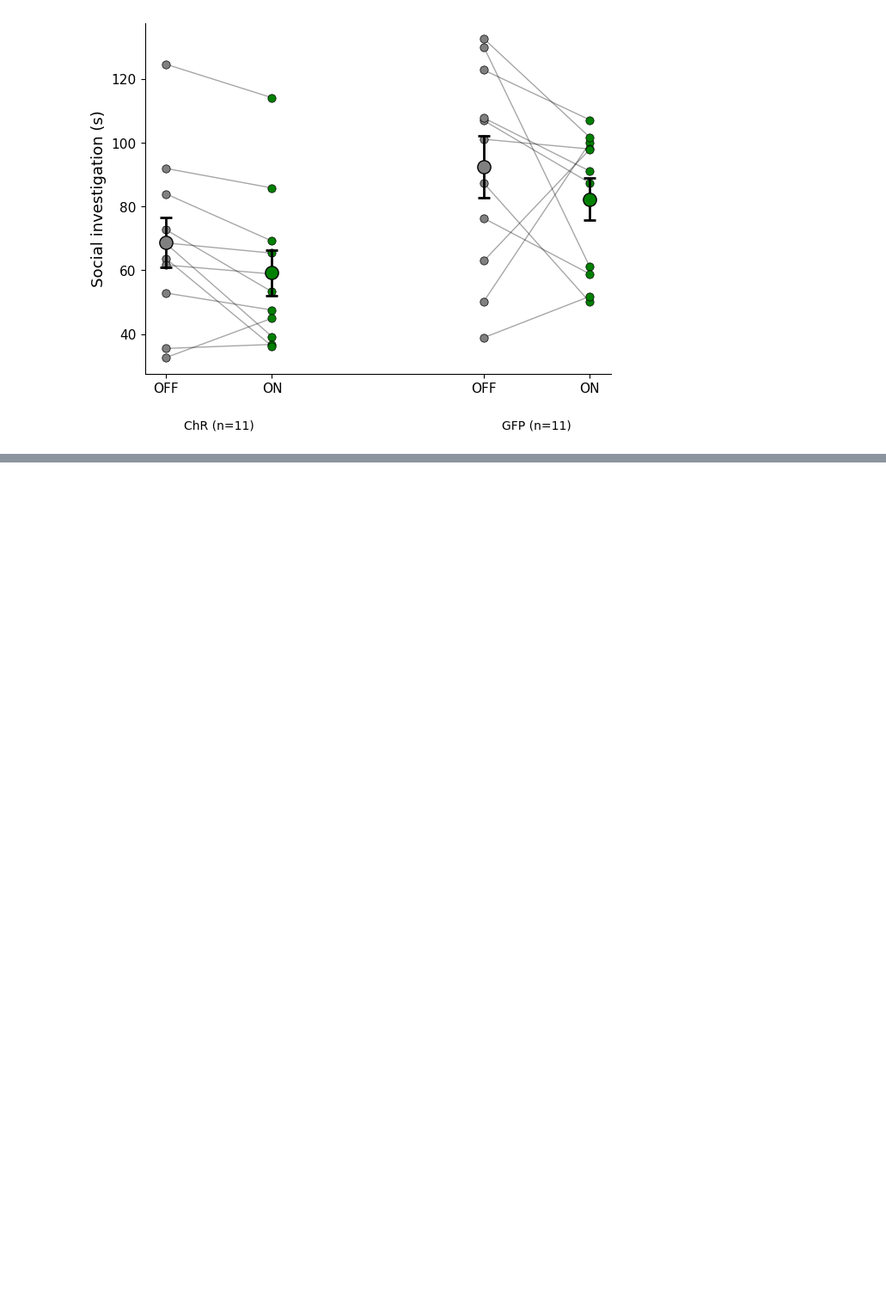
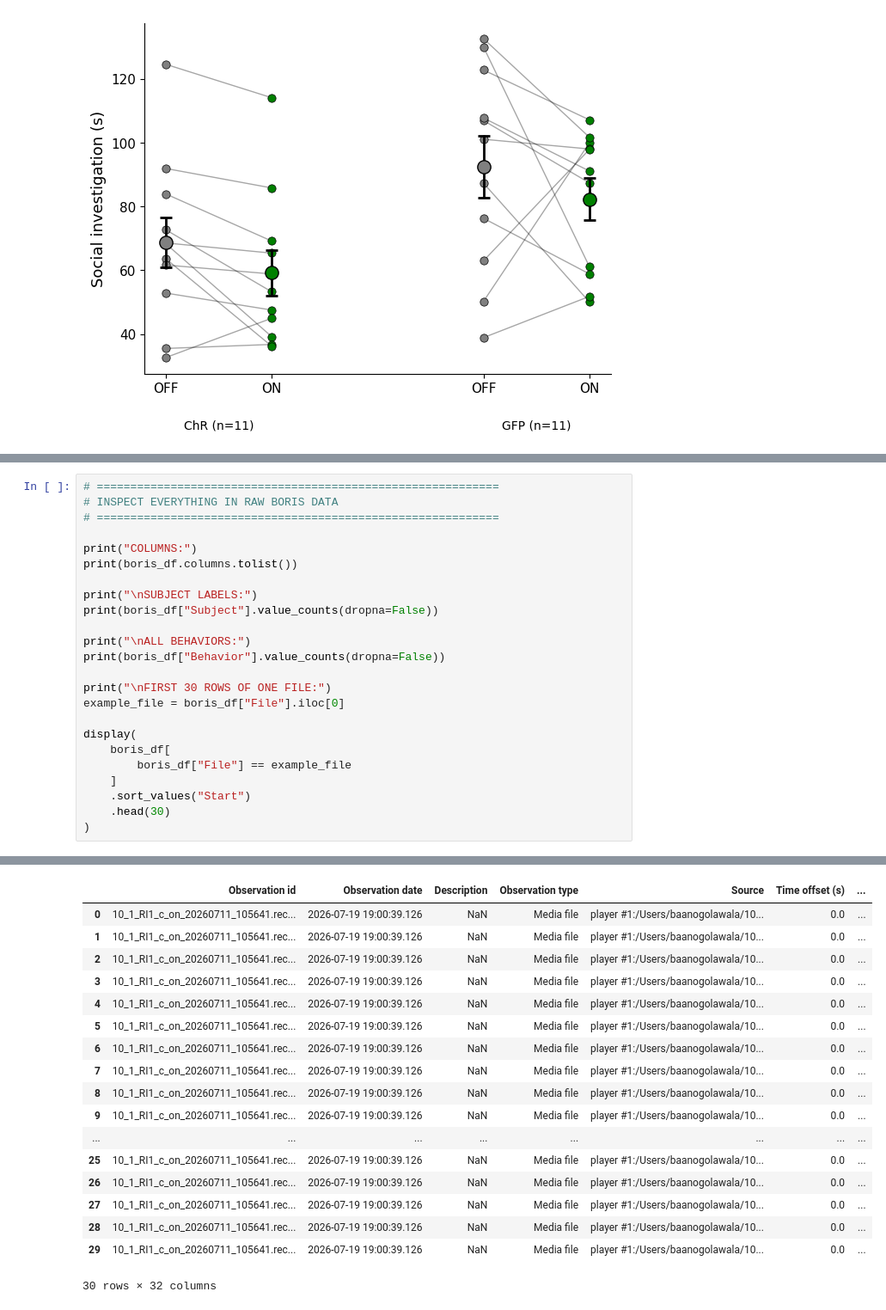
Before and after one commit to padillacoreanolab/respiratory_pilot, a Jupyter notebook: notebooks/sequioa_notebooks/BLA_RI1_resp_boris_cohort2.ipynb, the cells around one changed output, grey strips where cells are left out. Shown at 86% size. Cells and saved outputs as stored; diff of their text form; blank space fills up the shorter version.

```diff
--- a/notebooks/sequioa_notebooks/BLA_RI1_resp_boris_cohort2.ipynb
+++ b/notebooks/sequioa_notebooks/BLA_RI1_resp_boris_cohort2.ipynb
@@ -1005,0 +1355,25 @@ plt.show()
+# %%
+# ============================================================
+# INSPECT EVERYTHING IN RAW BORIS DATA
+# ============================================================
+
+print("COLUMNS:")
+print(boris_df.columns.tolist())
+
+print("\nSUBJECT LABELS:")
+print(boris_df["Subject"].value_counts(dropna=False))
+
+print("\nALL BEHAVIORS:")
+print(boris_df["Behavior"].value_counts(dropna=False))
+
+print("\nFIRST 30 ROWS OF ONE FILE:")
+example_file = boris_df["File"].iloc[0]
+
+display(
+    boris_df[
+        boris_df["File"] == example_file
+    ]
+    .sort_values("Start")
+    .head(30)
+)
+# %% [output]
@@ -1005,0 +1397,18 @@ plt.show()
+|  | Observation id | Observation date | Description | Observation type | Source | Time offset (s) | ... |
+| 0 | 10_1_RI1_c_on_20260711_105641.rec... | 2026-07-19 19:00:39.126 | NaN | Media file | player #1:/Users/baanogolawala/10... | 0.0 | ... |
+| 1 | 10_1_RI1_c_on_20260711_105641.rec... | 2026-07-19 19:00:39.126 | NaN | Media file | player #1:/Users/baanogolawala/10... | 0.0 | ... |
+| 2 | 10_1_RI1_c_on_20260711_105641.rec... | 2026-07-19 19:00:39.126 | NaN | Media file | player #1:/Users/baanogolawala/10... | 0.0 | ... |
+| 3 | 10_1_RI1_c_on_20260711_105641.rec... | 2026-07-19 19:00:39.126 | NaN | Media file | player #1:/Users/baanogolawala/10... | 0.0 | ... |
+| 4 | 10_1_RI1_c_on_20260711_105641.rec... | 2026-07-19 19:00:39.126 | NaN | Media file | player #1:/Users/baanogolawala/10... | 0.0 | ... |
+| 5 | 10_1_RI1_c_on_20260711_105641.rec... | 2026-07-19 19:00:39.126 | NaN | Media file | player #1:/Users/baanogolawala/10... | 0.0 | ... |
+| 6 | 10_1_RI1_c_on_20260711_105641.rec... | 2026-07-19 19:00:39.126 | NaN | Media file | player #1:/Users/baanogolawala/10... | 0.0 | ... |
+| 7 | 10_1_RI1_c_on_20260711_105641.rec... | 2026-07-19 19:00:39.126 | NaN | Media file | player #1:/Users/baanogolawala/10... | 0.0 | ... |
+| 8 | 10_1_RI1_c_on_20260711_105641.rec... | 2026-07-19 19:00:39.126 | NaN | Media file | player #1:/Users/baanogolawala/10... | 0.0 | ... |
+| 9 | 10_1_RI1_c_on_20260711_105641.rec... | 2026-07-19 19:00:39.126 | NaN | Media file | player #1:/Users/baanogolawala/10... | 0.0 | ... |
+| ... | ... | ... | ... | ... | ... | ... | ... |
+| 25 | 10_1_RI1_c_on_20260711_105641.rec... | 2026-07-19 19:00:39.126 | NaN | Media file | player #1:/Users/baanogolawala/10... | 0.0 | ... |
+| 26 | 10_1_RI1_c_on_20260711_105641.rec... | 2026-07-19 19:00:39.126 | NaN | Media file | player #1:/Users/baanogolawala/10... | 0.0 | ... |
+| 27 | 10_1_RI1_c_on_20260711_105641.rec... | 2026-07-19 19:00:39.126 | NaN | Media file | player #1:/Users/baanogolawala/10... | 0.0 | ... |
+| 28 | 10_1_RI1_c_on_20260711_105641.rec... | 2026-07-19 19:00:39.126 | NaN | Media file | player #1:/Users/baanogolawala/10... | 0.0 | ... |
+| 29 | 10_1_RI1_c_on_20260711_105641.rec... | 2026-07-19 19:00:39.126 | NaN | Media file | player #1:/Users/baanogolawala/10... | 0.0 | ... |
+30 rows × 32 columns
```
Also changed, not shown: parts of 24 cells of this notebook.
